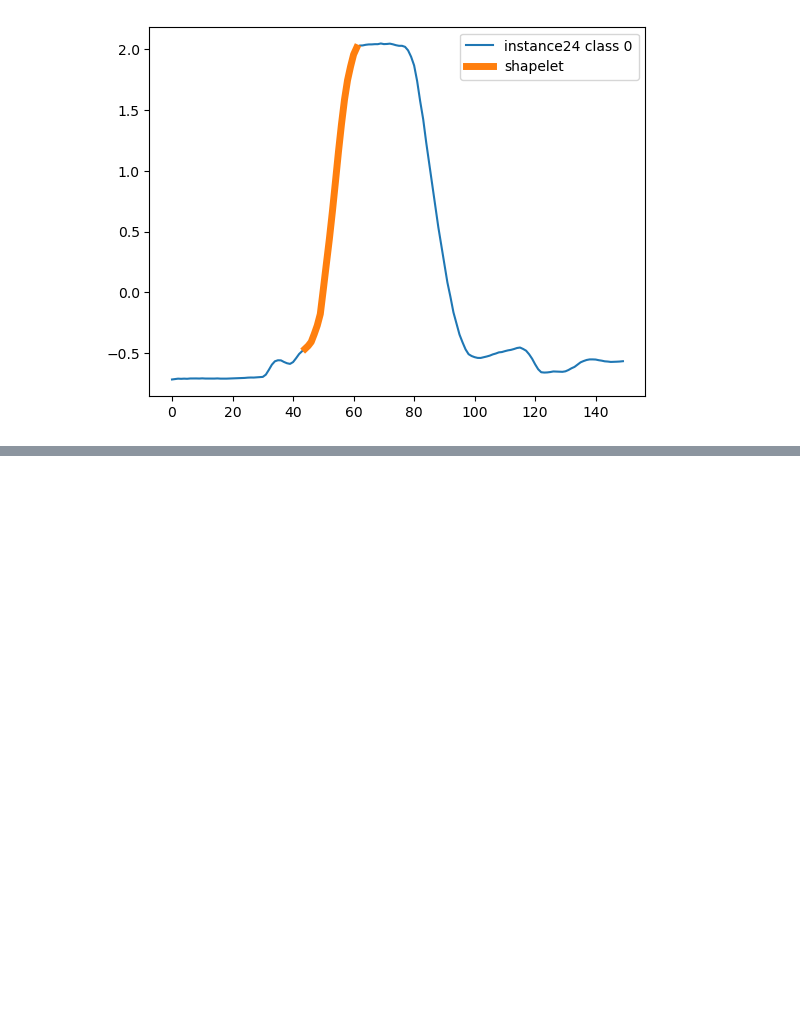
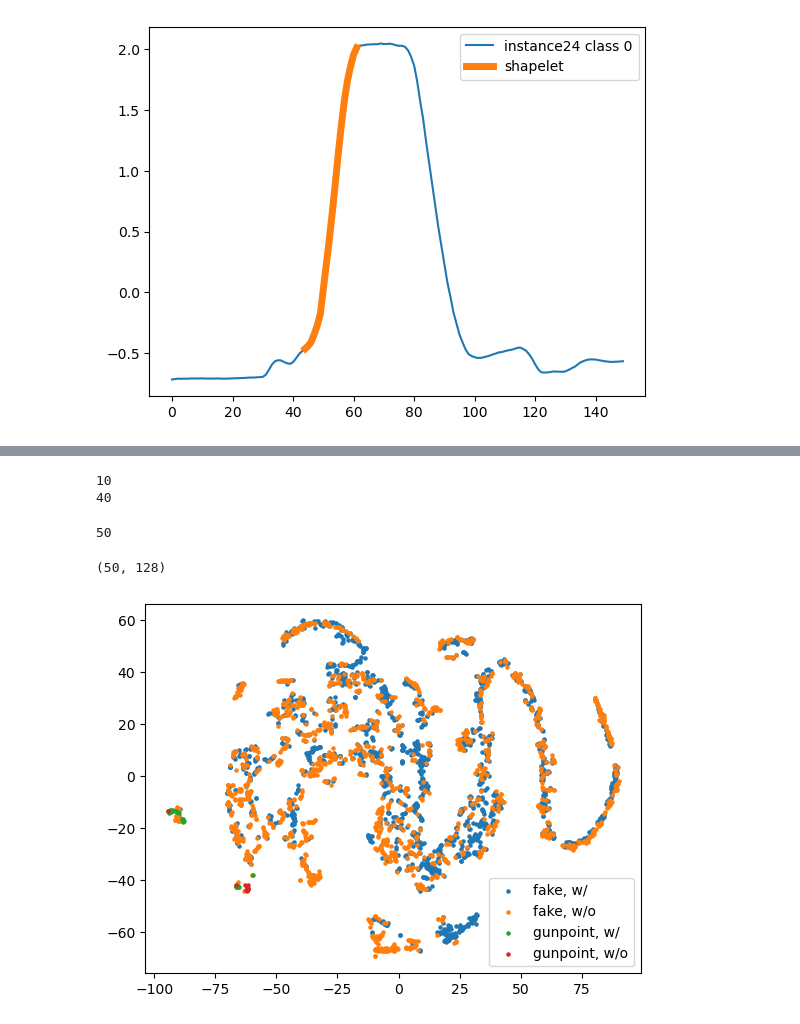
Before and after one commit to LbzSteven/implet, a Jupyter notebook: Probe_shapelet.ipynb, the cells around one changed output, grey strips where cells are left out. Drawn from its saved outputs; the diff is of its cells as text; code cells hidden in the pictures; blank space fills up the shorter version.

```diff
--- a/Probe_shapelet.ipynb
+++ b/Probe_shapelet.ipynb
@@ -84,0 +100,10 @@ F1 Score = 0.00
+# %%
+with open('probe/GunPoint_implet/probe_latent_label.pkl', 'rb') as f:
+    probe_latent_label = pickle.load(f)
+dataset_s_distances = probe_latent_label['dataset_s_distances']
+pdata_s_distances = probe_latent_label['pdata_s_distances']
+# best_threshold = probe_latent_label['best_threshold']
+dataset_s_label = probe_latent_label['dataset_s_label']
+pdata_s_label = probe_latent_label['pdata_s_label']
+dataset_latent = probe_latent_label['dataset_latent']
+pdata_latent = probe_latent_label['pdata_latent']
@@ -84,0 +125,44 @@ F1 Score = 0.00
+# %%
+with open('probe/GunPoint_implet/results.pkl', 'rb') as f:
+    results = pickle.load(f)
+pred_train = results['pred_train']
+pred_test = results['pred_test']
+dataset_s_pred = results['dataset_s_pred']
+print(np.count_nonzero([i==0 for i in dataset_s_pred]))
+print(np.count_nonzero([i==1 for i in dataset_s_pred]))
+# %% [output]
+10
+40
+# %%
+len(dataset_s_label)
+# %% [output]
+50
+# %%
+label = np.zeros(len(pdata_s_label)+len(dataset_s_label),dtype=np.uint8)
+for i in range(len(pdata_s_label)+len(dataset_s_label)):
+    if i<3360 and pdata_s_label[i]==0:
+        label[i] = 0
+    elif i<3360 and pdata_s_label[i]==1:
+        label[i] = 1
+    elif i>=3360 and dataset_s_label[i-3360]==0:
+        label[i] = 2
+    elif i>=3360 and dataset_s_label[i-3360]==1:
+        label[i] = 3
+# %%
+dataset_latent.shape
+# %% [output]
+(50, 128)
+# %%
+from sklearn.manifold import TSNE
+tsne = TSNE(perplexity=20)
+latent_vis = tsne.fit_transform(np.concatenate((pdata_latent,dataset_latent)))
+# %%
+plt.scatter(latent_vis[label == 0, 0], latent_vis[label == 0, 1], label='fake, w/', s=5)
+plt.scatter(latent_vis[label == 1, 0], latent_vis[label == 1, 1], label='fake, w/o', s=5)
+plt.scatter(latent_vis[label == 2, 0], latent_vis[label == 2, 1], label='gunpoint, w/', s=5, color=plt.get_cmap('tab10')(2))
+plt.scatter(latent_vis[label == 3, 0], latent_vis[label == 3, 1], label='gunpoint, w/o', s=5, color=plt.get_cmap('tab10')(3))
+
+plt.legend()
+plt.savefig('probe/GunPoint_implet/tsne.png')
+# %% [output]
+[figure, added]
```
Also changed, not shown: parts of 12 cells of this notebook, 16 other files.
